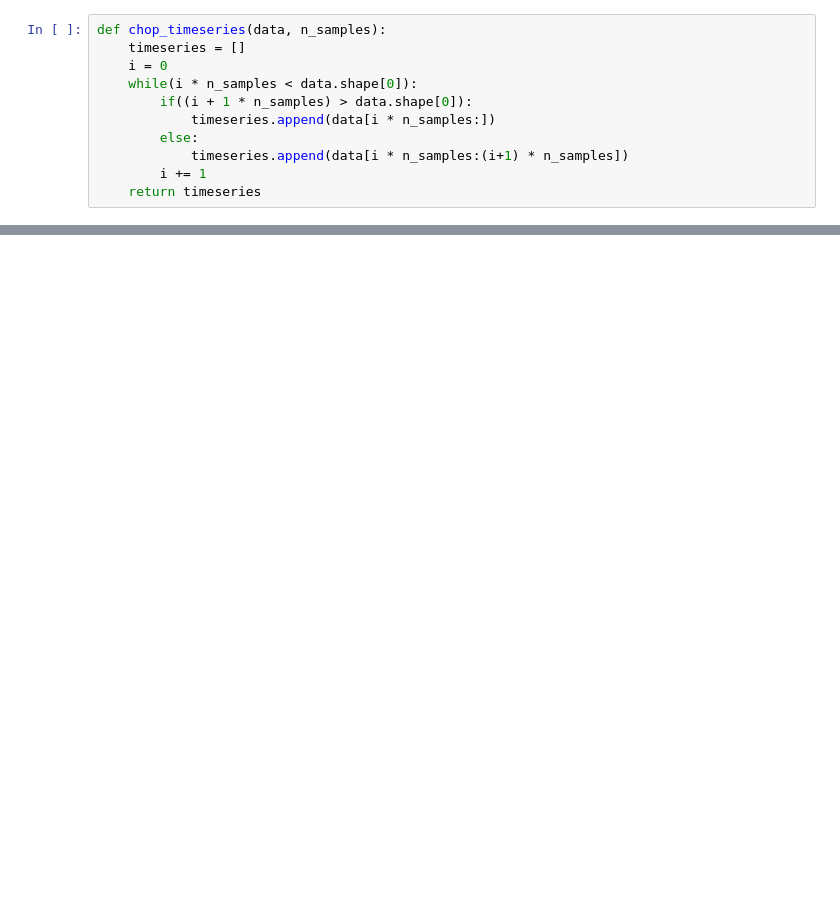
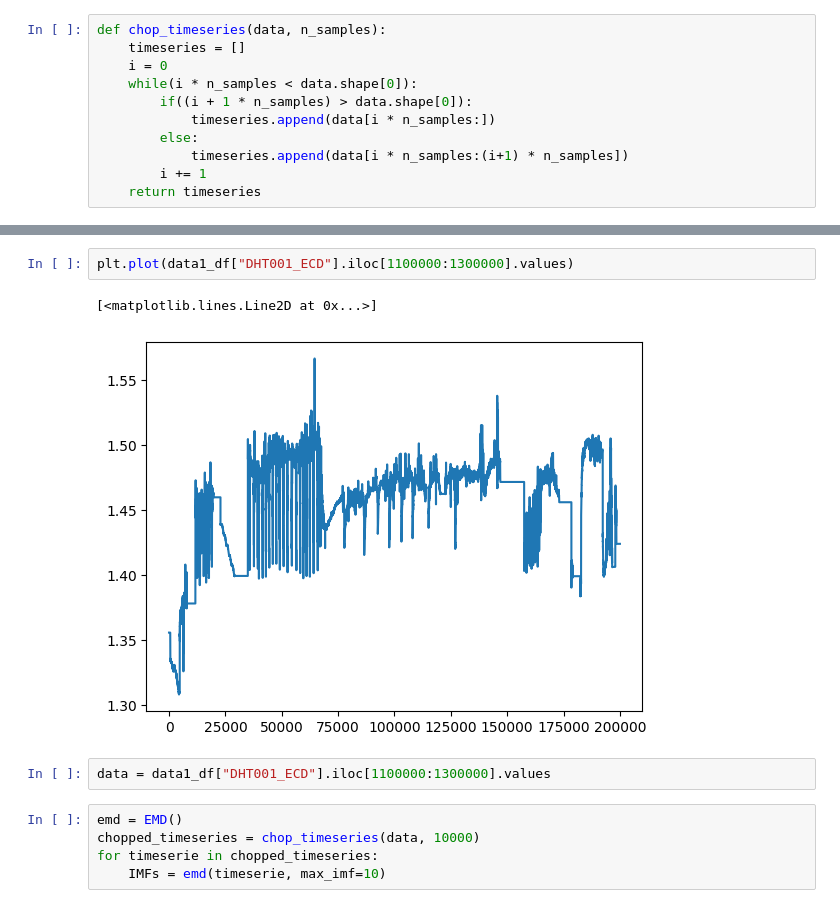
Before and after one commit to emilhaugstvedt/sparsity, a Jupyter notebook: pre_thesis/feature_extraction_drilling/test.ipynb, the cells around one changed output, grey strips where cells are left out. Drawn from its saved outputs; the diff is of its cells as text; blank space fills up the shorter version.

```diff
--- a/pre_thesis/feature_extraction_drilling/test.ipynb
+++ b/pre_thesis/feature_extraction_drilling/test.ipynb
@@ -67,0 +63,12 @@ pd.concat([a, b], axis=1, ignore_index=True).T
+# %%
+plt.plot(data1_df["DHT001_ECD"].iloc[1100000:1300000].values)
+# %% [output]
+[<matplotlib.lines.Line2D at 0x...>]
+[figure, added]
+# %%
+data = data1_df["DHT001_ECD"].iloc[1100000:1300000].values
+# %%
+emd = EMD()
+chopped_timeseries = chop_timeseries(data, 10000)
+for timeserie in chopped_timeseries:
+    IMFs = emd(timeserie, max_imf=10)
```
Also changed, not shown: parts of 12 cells of this notebook, 13 other files.
